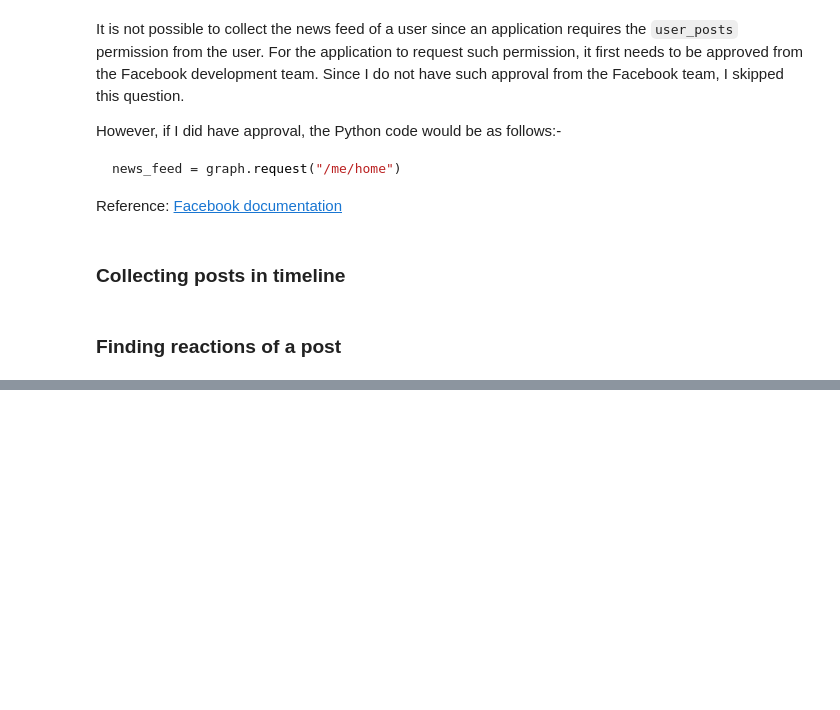
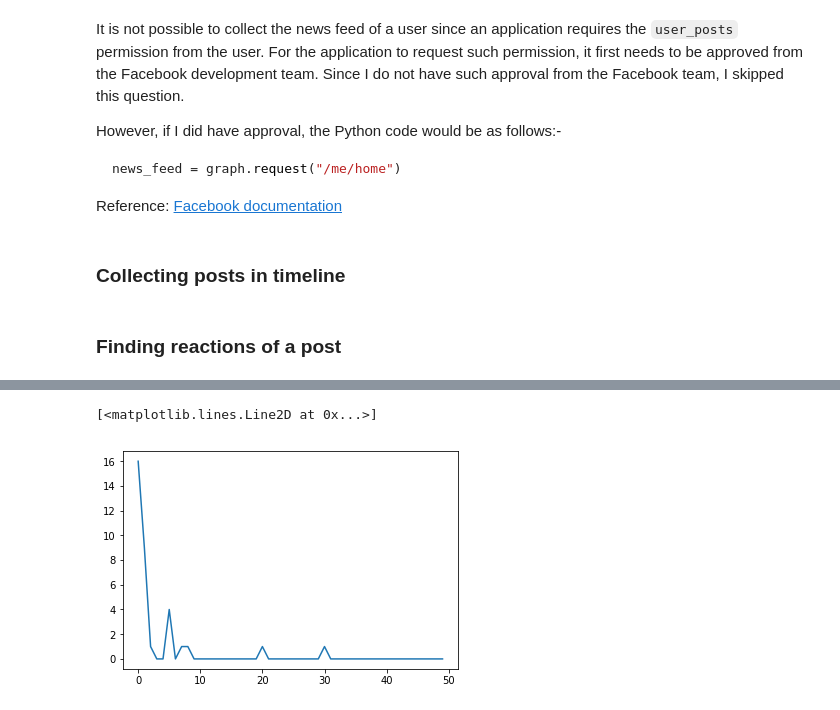
Before and after one commit to dheerajpreddy/Facebook-Crawling, a Jupyter notebook: Report.ipynb, the cells around one changed output, grey strips where cells are left out. Cells and saved outputs as stored; diff of their text form; code cells hidden in the pictures; blank space fills up the shorter version.

```diff
--- a/Report.ipynb
+++ b/Report.ipynb
@@ -48,0 +75,5 @@ KeyError: 'message'
+# %%
+plt.plot(histogram_angry)
+# %% [output]
+[<matplotlib.lines.Line2D at 0x...>]
+[figure, added]
```
Also changed, not shown: parts of 12 cells of this notebook.
